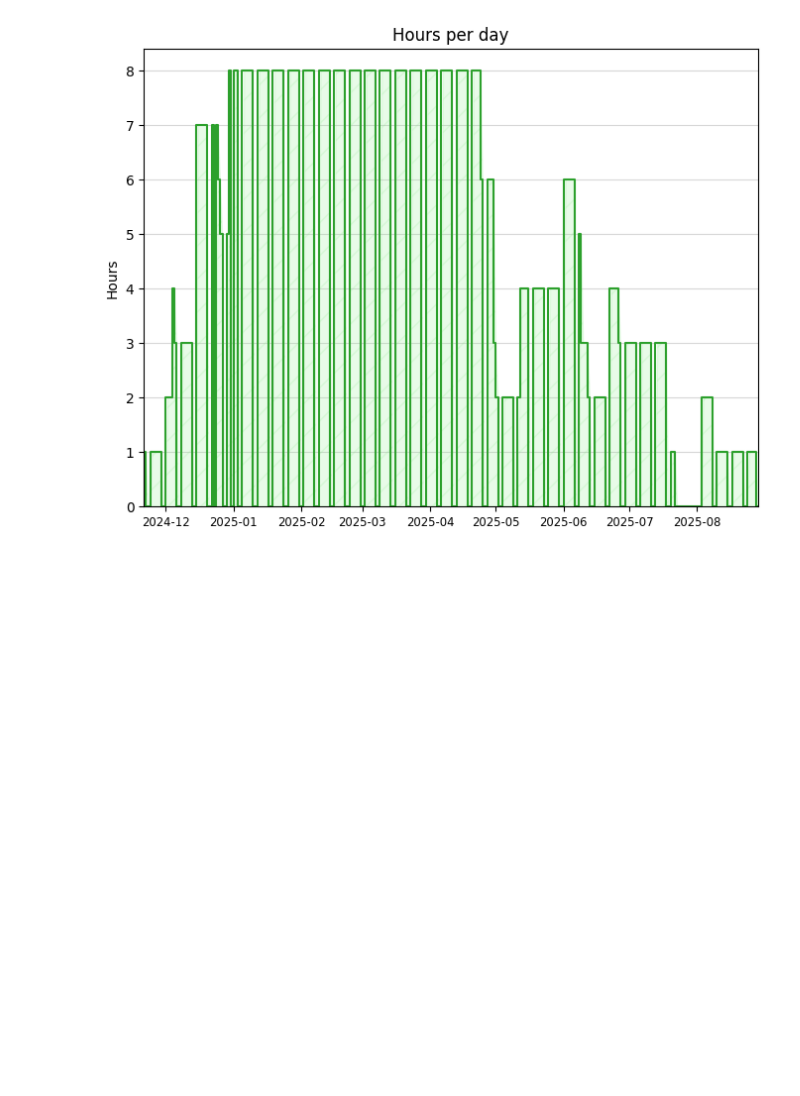
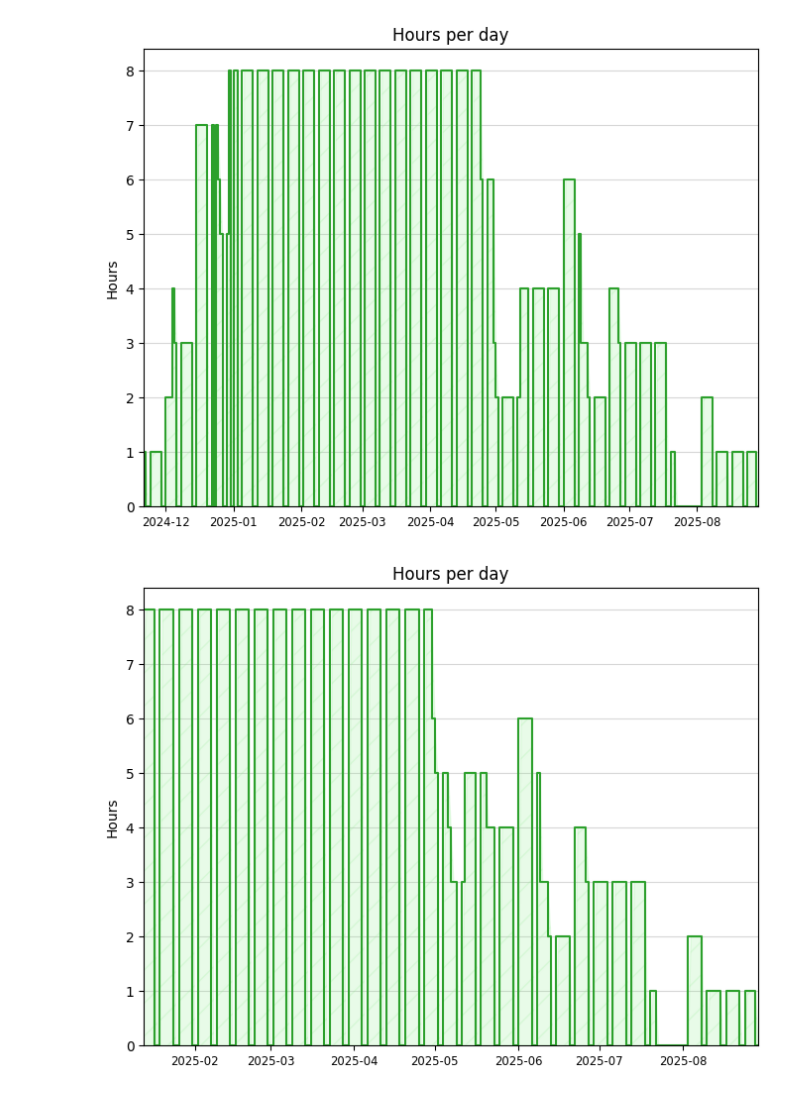
Before and after one commit to romz-pl/Jupyter-Python, a Jupyter notebook: 01-schedule/schedule.ipynb, the cells around one changed output. Saved outputs shown, nothing was run; the diff lists cells and outputs as text; code cells hidden in the pictures; blank space fills up the shorter version.

```diff
--- a/01-schedule/schedule.ipynb
+++ b/01-schedule/schedule.ipynb
@@ -36,2 +36,7 @@ plot_hours_per_day(df, "./output/schedule_a.png")
 # %% [output]
 [figure]
+# %%
+df = pd.read_csv("./input/schedule_b.csv")
+plot_hours_per_day(df, "./output/schedule_b.png")
+# %% [output]
+[figure, added]
```
Also changed, not shown: parts of 1 cell of this notebook, 3 other files.
